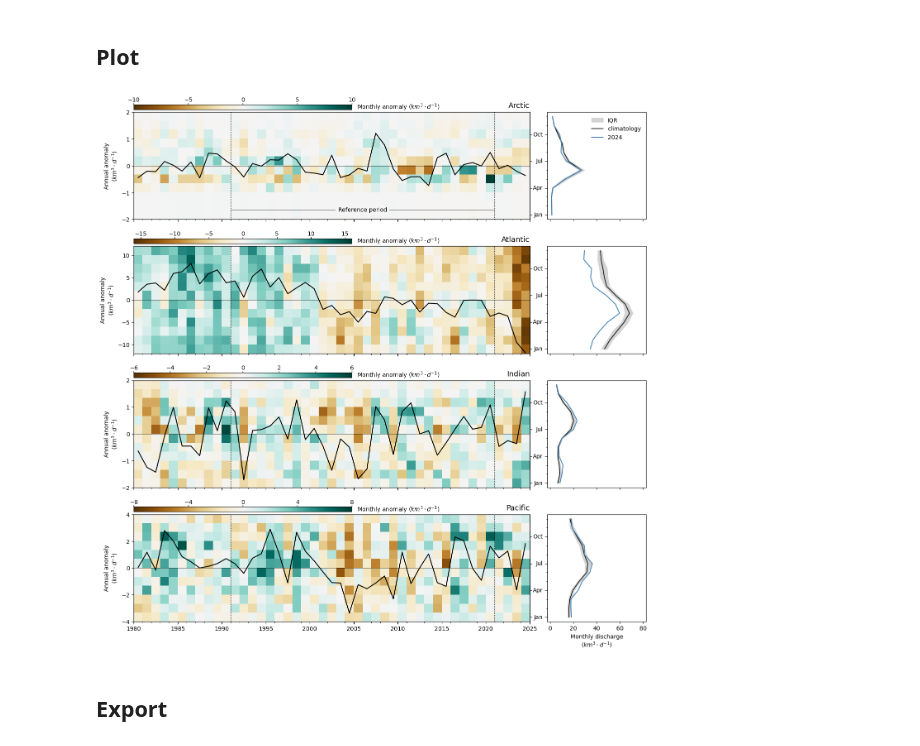
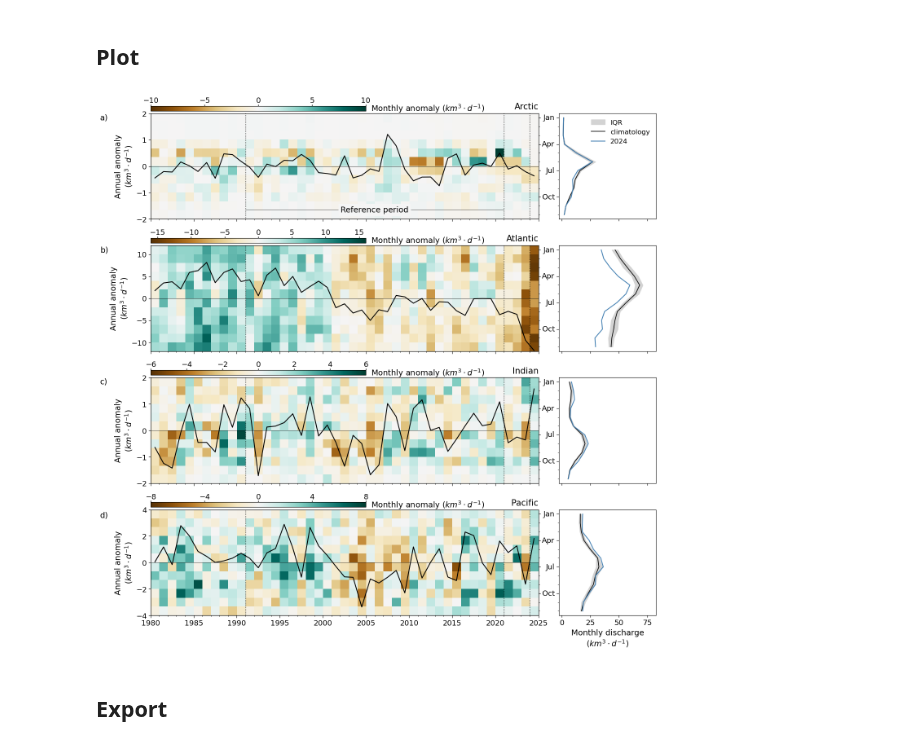
Before and after one commit to casadoj/SotCin2024, a Jupyter notebook: notebook/3.1_discharge_timeseries.ipynb, the cells around one changed output. Drawn from its saved outputs; the diff is of its cells as text; code cells hidden in the pictures.

```diff
--- a/notebook/3.1_discharge_timeseries.ipynb
+++ b/notebook/3.1_discharge_timeseries.ipynb
@@ -184,12 +184,21 @@ For every month in the time series, compute the difference with the climatology
 monthly_anomalies = dis_month - seasonality['mean']
 # %% [markdown]
 ## Plot
+# %%
+plt.rcParams.update({
+    "font.size": 14,       # Default font size for text
+    "axes.titlesize": 15,  # Title font size
+    "axes.labelsize": 14,  # X and Y label font size
+    "xtick.labelsize": 13, # X tick font size
+    "ytick.labelsize": 13, # Y tick font size
+    "legend.fontsize": 12  # Legend font size
+})
 # %%
 xlim = (datetime(1980, 1, 1), datetime(2025, 1, 1))
 cmap = 'BrBG'
 
 fig = plt.figure(figsize=(16, 16))
-gs = gridspec.GridSpec(nrows=4, ncols=2, width_ratios=[4, 1], hspace=.25, wspace=0.07)
+gs = gridspec.GridSpec(nrows=4, ncols=2, width_ratios=[4, 1], hspace=.25, wspace=0.085)
 
 # create subplots
 axes_main = [fig.add_subplot(gs[i, 0]) for i in range(4)]
@@ -220,7 +229,7 @@ for ax_main, ax_side, ocean in zip(axes_main, axes_side, sorted(outlets.ocean.un
     # cb_max = np.ceil(cb_max / 10**exp) * 10**exp
     cb_max = np.ceil(cb_max / 2) * 2
     im = ax_main.imshow(
-        da.data[::-1,:],
+        da.data, #[::-1,:],
         cmap=cmap,
         vmin=-cb_max,
         vmax=cb_max,
@@ -231,7 +240,7 @@ for ax_main, ax_side, ocean in zip(axes_main, axes_side, sorted(outlets.ocean.un
     )
 
     # reference period
-    for date in [START, END]:
+    for date in [START, END, datetime(2024, 1, 1)]:
         ax_main.axvline(date, c='k', ls=':', lw=1, zorder=1)
     if ax_main == axes_main[0]:
         y_pos = -vmax * .825
@@ -242,7 +251,7 @@ for ax_main, ax_side, ocean in zip(axes_main, axes_side, sorted(outlets.ocean.un
     cbar_ax = fig.add_axes([ax_main.get_position().x0, ax_main.get_position().y1 + 0.004, 0.33, 0.0075])
     cbar = fig.colorbar(im, cax=cbar_ax, orientation='horizontal')
     cbar_ax.tick_params(axis="x", direction="out", top=True, bottom=False, labeltop=True, labelbottom=False, length=3, width=1, pad=0)
-    cbar_ax.text(1.025, .5, 'Monthly anomaly ($km^3 \\cdot d^{-1}$)', fontsize=10, ha='left', va='center', transform=cbar_ax.transAxes)
+    cbar_ax.text(1.025, .5, 'Monthly anomaly ($km^3 \\cdot d^{-1}$)', ha='left', va='center', transform=cbar_ax.transAxes)
     ticks = [tick for tick in cbar.get_ticks() if (tick >= -cb_max) & (tick <= cb_max)]
     if len(ticks) > 7:
         ticks = ticks[::2]
@@ -250,7 +259,7 @@ for ax_main, ax_side, ocean in zip(axes_main, axes_side, sorted(outlets.ocean.un
 
     # CONFIGURATION
 
-    ax_main.text(1.0, 1.04, ocean, ha='right', fontsize=13, transform=ax_main.transAxes)
+    ax_main.text(1.0, 1.04, ocean, fontsize=15, ha='right', transform=ax_main.transAxes)
     ax_main.set(
         xlim=xlim,
         ylim=(-vmax, vmax),
@@ -270,51 +279,58 @@ for ax_main, ax_side, ocean in zip(axes_main, axes_side, sorted(outlets.ocean.un
     ax_main2 = ax_main.twinx()
     ax_main2.set(
         ylim=(.5, 12.5),
-        yticks=range(1, 13, 3),
+        yticks=range(3, 13, 3),
         yticklabels=[]
     )
+    ax_main2.yaxis.set_minor_locator(ticker.MultipleLocator(1))
 
     # ===== SEASONAL PLOT =====
 
     # extract monthly values
-    mean = seasonality['mean'].sel(ocean=ocean).to_pandas()
-    p25 = seasonality['25'].sel(ocean=ocean).to_pandas()
-    p75 = seasonality['75'].sel(ocean=ocean).to_pandas()
-    target = seasonality['2024'].sel(ocean=ocean).to_pandas()
+    mean = seasonality['mean'].sel(ocean=ocean).isel(month=slice(None, None, -1)).to_pandas()
+    p25 = seasonality['25'].sel(ocean=ocean).isel(month=slice(None, None, -1)).to_pandas()
+    p75 = seasonality['75'].sel(ocean=ocean).isel(month=slice(None, None, -1)).to_pandas()
+    target = seasonality['2024'].sel(ocean=ocean).isel(month=slice(None, None, -1)).to_pandas()
 
     ax_side.fill_betweenx(
         seasonality.month,
         p25,
         p75,
         color='lightgray',
         zorder=0,
         label='IQR',
     )
-    ax_side.plot(mean.values, mean.index, c='k', lw=1.2, zorder=1, label='climatology')
-    ax_side.plot(target.values, target.index, c='steelblue', lw=1.5, zorder=2, label='2024')
+    ax_side.plot(mean.values, range(1, 13, 1), c='k', lw=1.2, zorder=1, label='climatology')
+    ax_side.plot(target.values, range(1, 13, 1), c='steelblue', lw=1.5, zorder=2, label='2024')
 
     # config
     ax_side.set(
         xlim=(-2.5, 82.5),
         ylim=(.5, 12.5),
         yticks=range(1, 13, 3),
     )
     ax_side.tick_params(axis='y', which='major', direction="out", left=True, length=4)
     ax_side.tick_params(axis='y', which='minor', direction="out", left=True, length=2)
-    ax_side.yaxis.set_major_locator(ticker.FixedLocator(range(1, 13, 3)))
+    ax_side.yaxis.set_major_locator(ticker.FixedLocator(range(3, 13, 3)[::-1]))
     ax_side.yaxis.set_minor_locator(ticker.MultipleLocator(1))
     ax_side.set_yticklabels(['Jan', 'Apr', 'Jul', 'Oct'], rotation=0, va='center', ha='right')
     if ax_side == axes_side[-1]:
         ax_side.set_xlabel('Monthly discharge\n($km^3 \\cdot d^{-1}$)')
     else:
         ax_side.set_xticklabels([])
     if ax_side == axes_side[0]:
         ax_side.legend(loc=1, frameon=False)
 
+# panel names
+fig.text(0.0475, .87, 'a)')
+fig.text(0.0475, .667, 'b)')
+fig.text(0.0475, .465, 'c)')
+fig.text(0.0475, .26, 'd)');
+
 # plt.savefig(PATH_PLOT / f'interannual_variability_{VAR}.jpg', dpi=300, bbox_inches='tight');
-plt.savefig(PATH_PLOT / f'interannual_variability_{VAR}.eps', format='eps', dpi=600, bbox_inches='tight');
+plt.savefig(PATH_PLOT / f'interannual_variability_{VAR}.eps', format='eps', dpi=300, bbox_inches='tight');
 # %% [output]
-[figure, old version]
+[figure, new version]
 # %% [markdown]
 ## Export
 # %%
```
Also changed, not shown: parts of 1 cell of this notebook, 5 other files.
